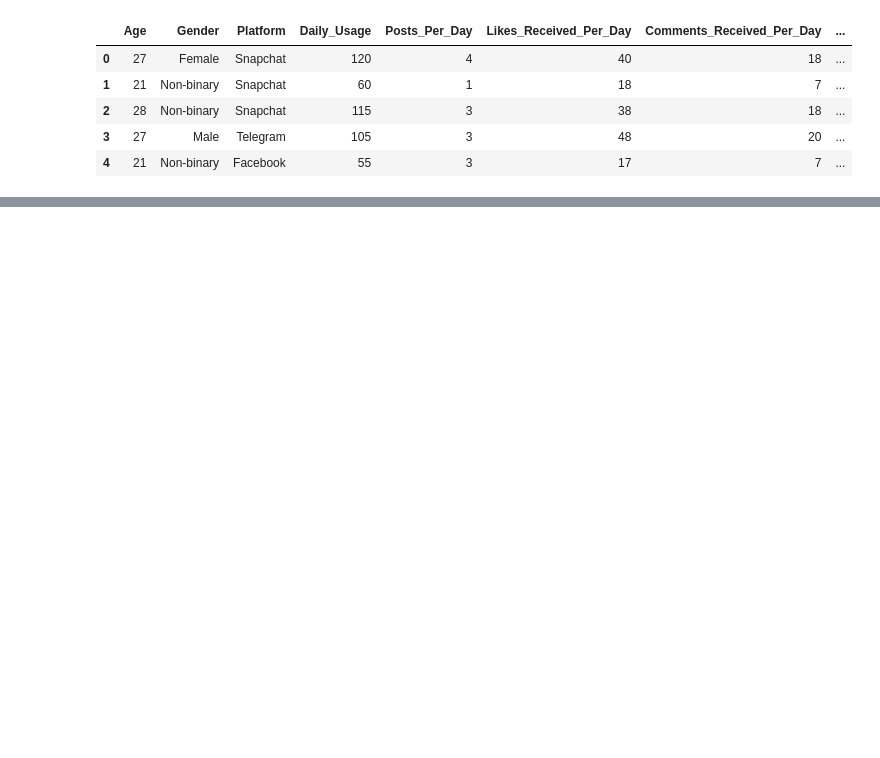
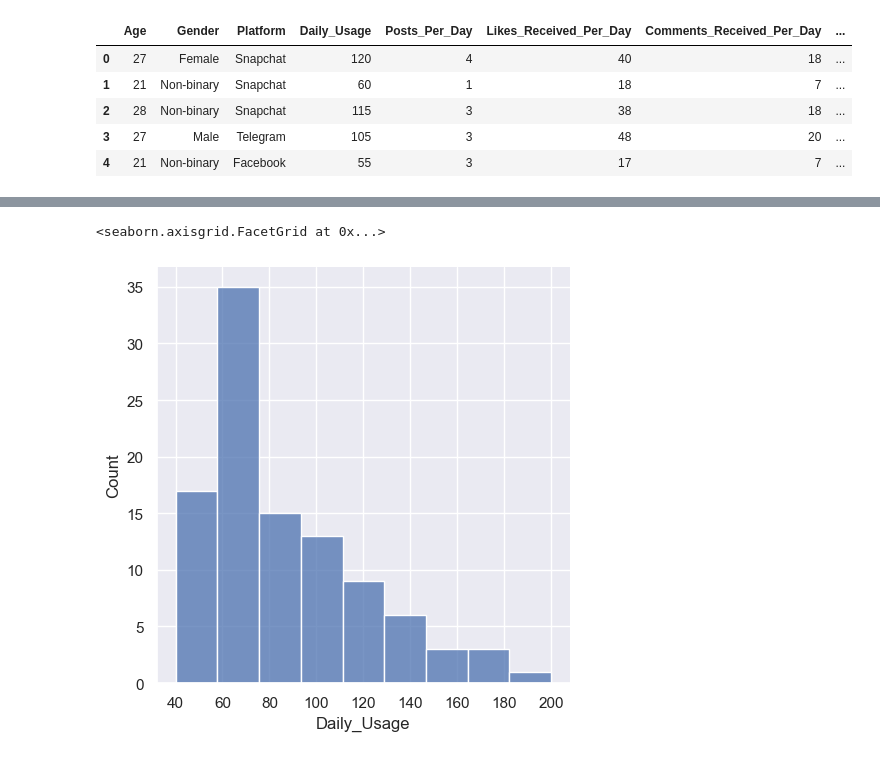
Before and after one commit to Rocky487/EDA-of-Relationships-between-Social-Media-Usage-and-Emotions, a Jupyter notebook: project.ipynb, the cells around one changed output, grey strips where cells are left out. Drawn from its saved outputs; the diff is of its cells as text; code cells hidden in the pictures; blank space fills up the shorter version.

```diff
--- a/project.ipynb
+++ b/project.ipynb
@@ -6,4 +6,4 @@ import seaborn as sns
 import pandas as pd
 import numpy as np
 sns.set(color_codes=True) #overide maplot libs ugly colours.
-mpl.rcParams['figure.figsize'] = [6, 6] #default figure size
+mpl.rcParams['figure.figsize'] = [8, 4] #default figure size
@@ -62,0 +77,5 @@ Name: count, dtype: int64
+# %%
+sns.displot(df.Daily_Usage)
+# %% [output]
+<seaborn.axisgrid.FacetGrid at 0x...>
+[figure, added]
```
Also changed, not shown: parts of 26 cells of this notebook.
